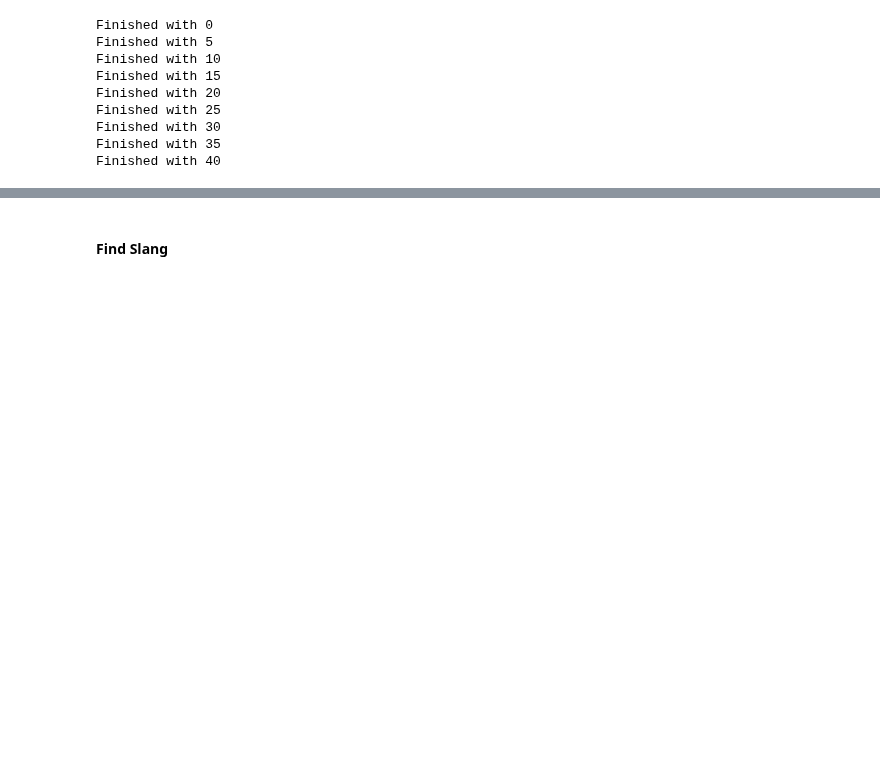
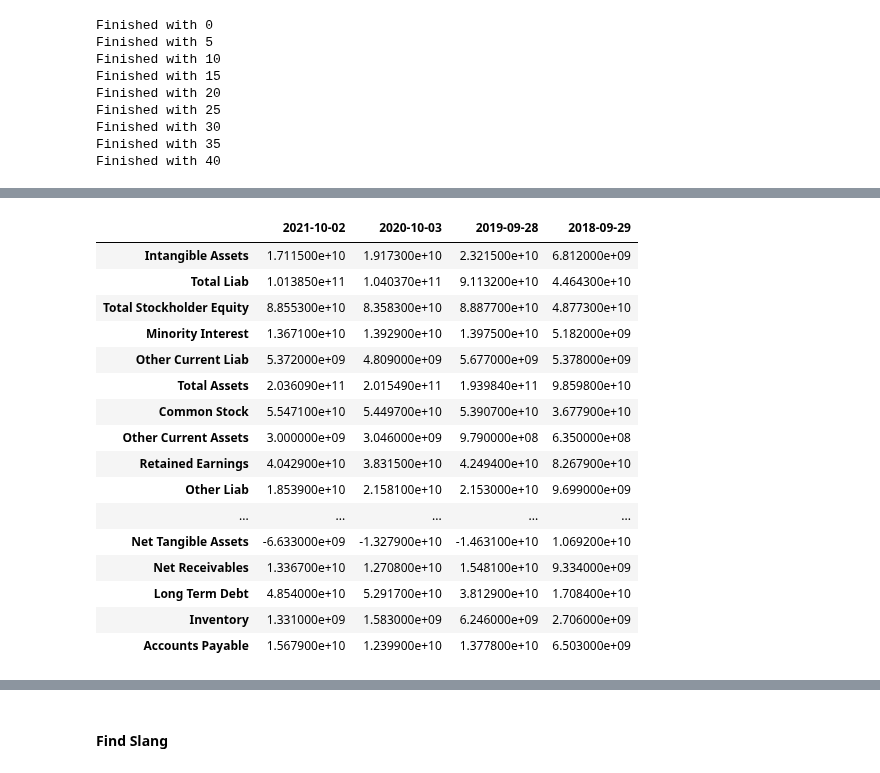
Before and after one commit to kyle-rgb/Discord_Project, a Jupyter notebook: notebooks/Data_Cleaning.ipynb, the cells around one changed output, grey strips where cells are left out. Saved outputs shown, nothing was run; the diff lists cells and outputs as text; code cells hidden in the pictures; blank space fills up the shorter version.

```diff
--- a/notebooks/Data_Cleaning.ipynb
+++ b/notebooks/Data_Cleaning.ipynb
@@ -2464,0 +2509,20 @@ with sql.connect("../data/interim/stocks.db") as con:
+# %%
+tick_sun.balancesheet
+# %% [output]
+|  | 2021-10-02 | 2020-10-03 | 2019-09-28 | 2018-09-29 |
+| Intangible Assets | 1.711500e+10 | 1.917300e+10 | 2.321500e+10 | 6.812000e+09 |
+| Total Liab | 1.013850e+11 | 1.040370e+11 | 9.113200e+10 | 4.464300e+10 |
+| Total Stockholder Equity | 8.855300e+10 | 8.358300e+10 | 8.887700e+10 | 4.877300e+10 |
+| Minority Interest | 1.367100e+10 | 1.392900e+10 | 1.397500e+10 | 5.182000e+09 |
+| Other Current Liab | 5.372000e+09 | 4.809000e+09 | 5.677000e+09 | 5.378000e+09 |
+| Total Assets | 2.036090e+11 | 2.015490e+11 | 1.939840e+11 | 9.859800e+10 |
+| Common Stock | 5.547100e+10 | 5.449700e+10 | 5.390700e+10 | 3.677900e+10 |
+| Other Current Assets | 3.000000e+09 | 3.046000e+09 | 9.790000e+08 | 6.350000e+08 |
+| Retained Earnings | 4.042900e+10 | 3.831500e+10 | 4.249400e+10 | 8.267900e+10 |
+| Other Liab | 1.853900e+10 | 2.158100e+10 | 2.153000e+10 | 9.699000e+09 |
+| ... | ... | ... | ... | ... |
+| Net Tangible Assets | -6.633000e+09 | -1.327900e+10 | -1.463100e+10 | 1.069200e+10 |
+| Net Receivables | 1.336700e+10 | 1.270800e+10 | 1.548100e+10 | 9.334000e+09 |
+| Long Term Debt | 4.854000e+10 | 5.291700e+10 | 3.812900e+10 | 1.708400e+10 |
+| Inventory | 1.331000e+09 | 1.583000e+09 | 6.246000e+09 | 2.706000e+09 |
+| Accounts Payable | 1.567900e+10 | 1.239900e+10 | 1.377800e+10 | 6.503000e+09 |
```
Also changed, not shown: parts of 22 cells of this notebook, 1 other file.
